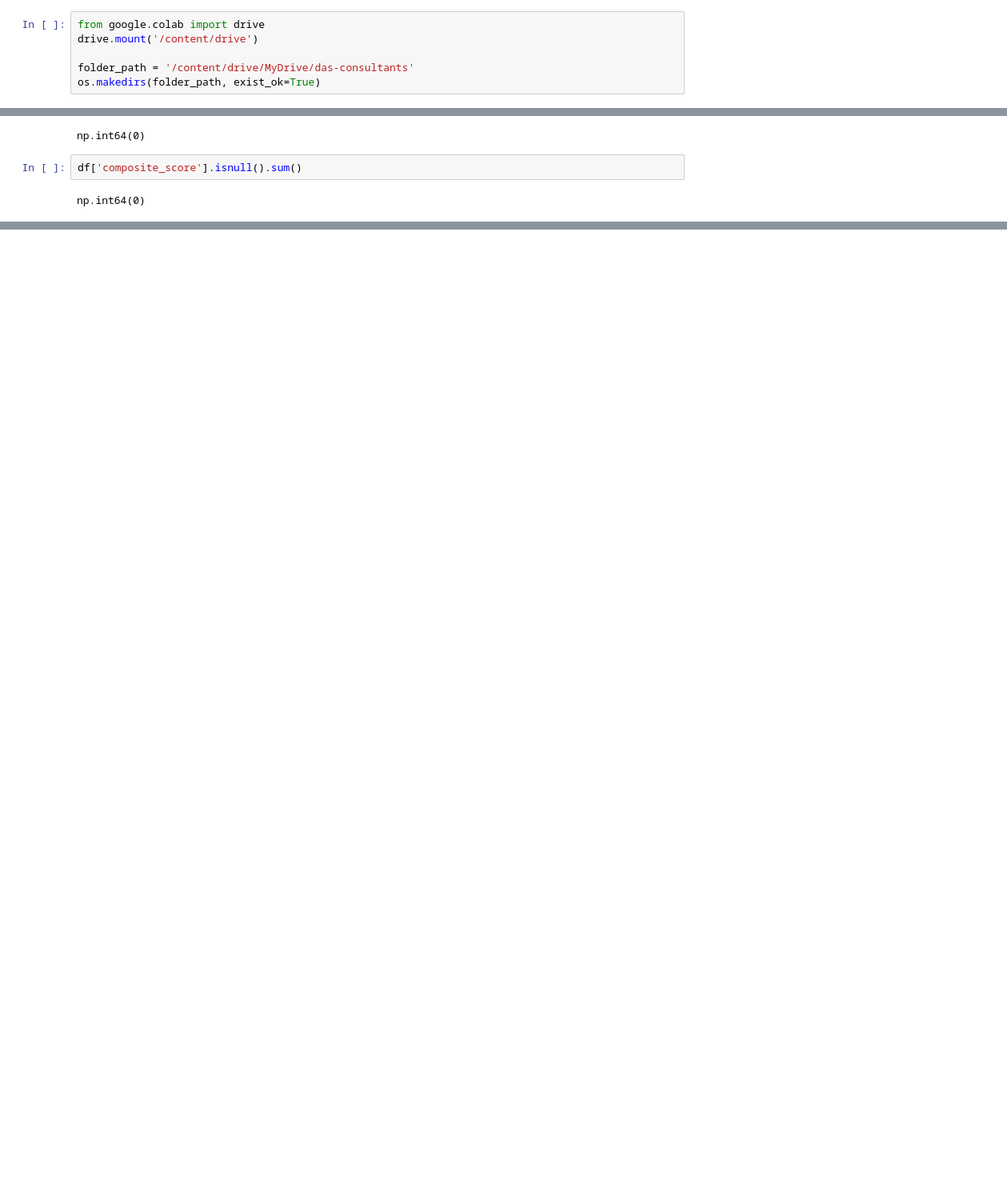
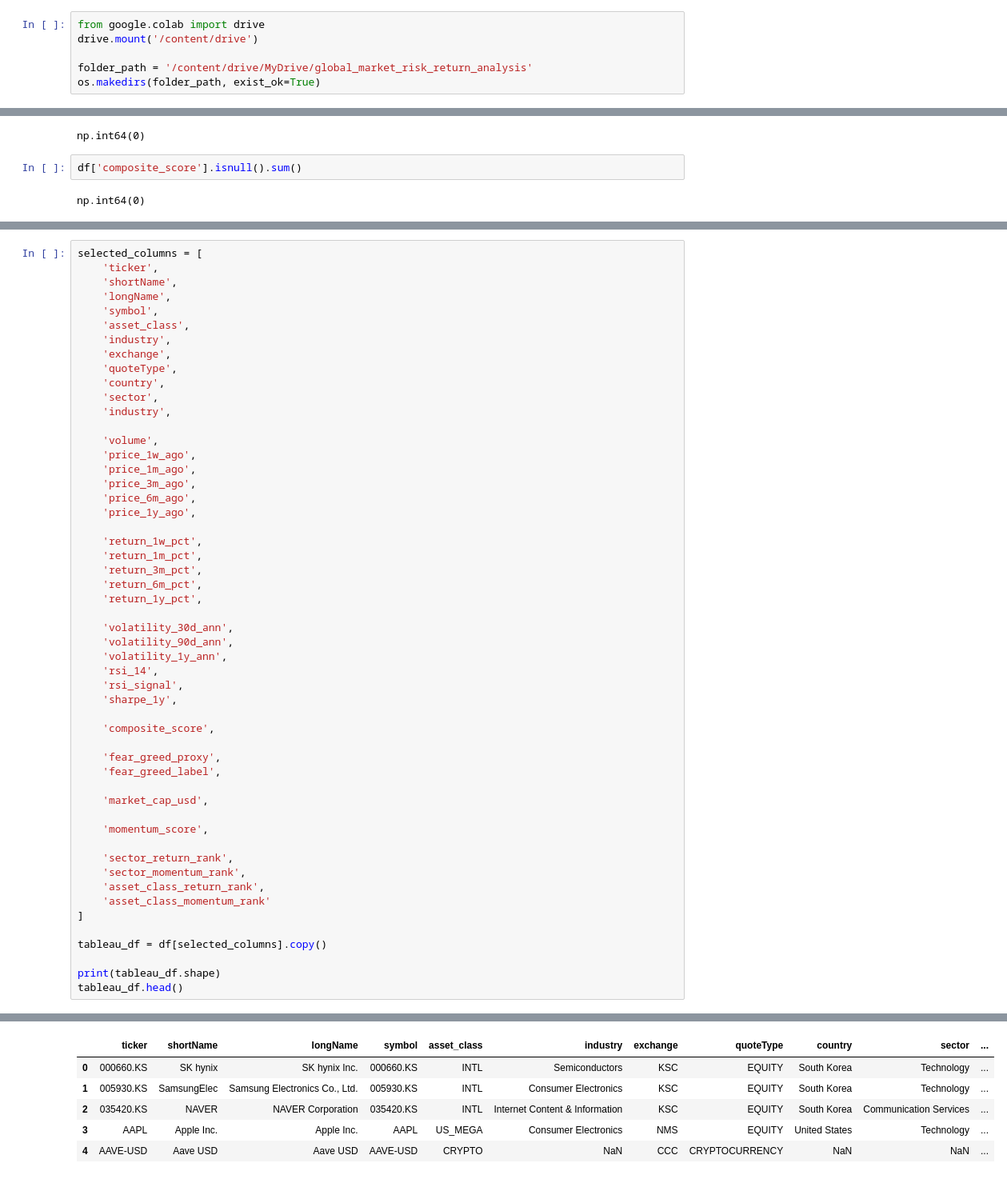
Before and after one commit to EsserMishelle/global_market_risk_return_analysis, a Jupyter notebook: global_market_risk_return_analysis.ipynb, the cells around one changed output, grey strips where cells are left out. Shown at 80% size. Drawn from its saved outputs; the diff is of its cells as text; blank space fills up the shorter version.

```diff
--- a/global_market_risk_return_analysis.ipynb
+++ b/global_market_risk_return_analysis.ipynb
@@ -12,7 +16,7 @@ Mount the correct folder on google drive for import and export file(s) or image(
 from google.colab import drive
 drive.mount('/content/drive')
 
-folder_path = '/content/drive/MyDrive/das-consultants'
+folder_path = '/content/drive/MyDrive/global_market_risk_return_analysis'
 os.makedirs(folder_path, exist_ok=True)
 # %% [output]
 Mounted at /content/drive
@@ -182,0 +225,54 @@ np.int64(0)
+# %%
+selected_columns = [
+    'ticker',
+    'shortName',
+    'longName',
+    'symbol',
+    'asset_class',
+    'industry',
+    'exchange',
+    'quoteType',
+    'country',
+    'sector',
+    'industry',
+
+    'volume',
+    'price_1w_ago',
+    'price_1m_ago',
+    'price_3m_ago',
+    'price_6m_ago',
+    'price_1y_ago',
+
+    'return_1w_pct',
+    'return_1m_pct',
+    'return_3m_pct',
+    'return_6m_pct',
+    'return_1y_pct',
+
+    'volatility_30d_ann',
+    'volatility_90d_ann',
+    'volatility_1y_ann',
+    'rsi_14',
+    'rsi_signal',
+    'sharpe_1y',
+
+    'composite_score',
+
+    'fear_greed_proxy',
+    'fear_greed_label',
+
+    'market_cap_usd',
+
+    'momentum_score',
+
+    'sector_return_rank',
+    'sector_momentum_rank',
+    'asset_class_return_rank',
+    'asset_class_momentum_rank'
+]
+
+tableau_df = df[selected_columns].copy()
+
+print(tableau_df.shape)
+tableau_df.head()
+# %% [output]
@@ -182,0 +280,6 @@ np.int64(0)
+|  | ticker | shortName | longName | symbol | asset_class | industry | exchange | quoteType | country | sector | ... |
+| 0 | 000660.KS | SK hynix | SK hynix Inc. | 000660.KS | INTL | Semiconductors | KSC | EQUITY | South Korea | Technology | ... |
+| 1 | 005930.KS | SamsungElec | Samsung Electronics Co., Ltd. | 005930.KS | INTL | Consumer Electronics | KSC | EQUITY | South Korea | Technology | ... |
+| 2 | 035420.KS | NAVER | NAVER Corporation | 035420.KS | INTL | Internet Content & Information | KSC | EQUITY | South Korea | Communication Services | ... |
+| 3 | AAPL | Apple Inc. | Apple Inc. | AAPL | US_MEGA | Consumer Electronics | NMS | EQUITY | United States | Technology | ... |
+| 4 | AAVE-USD | Aave USD | Aave USD | AAVE-USD | CRYPTO | NaN | CCC | CRYPTOCURRENCY | NaN | NaN | ... |
```
Also changed, not shown: parts of 19 cells of this notebook.
